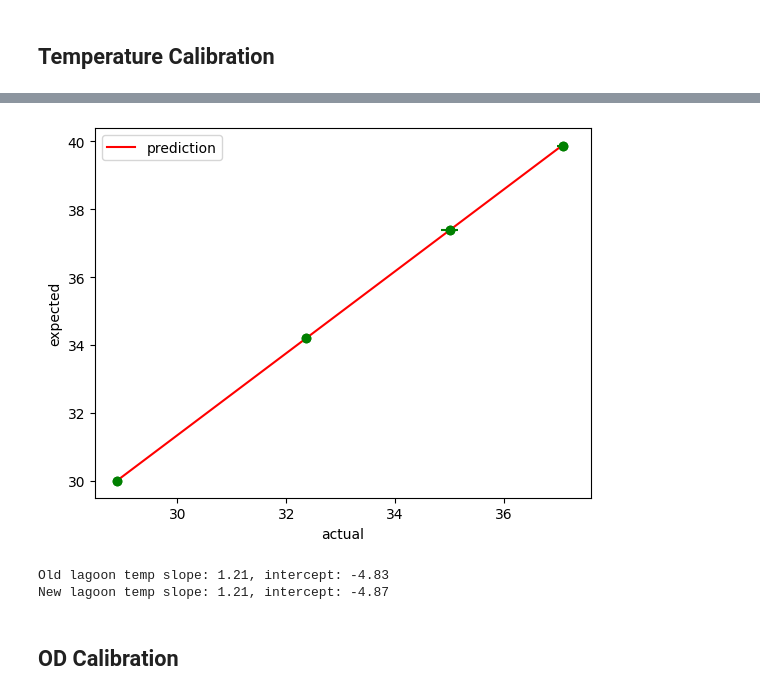
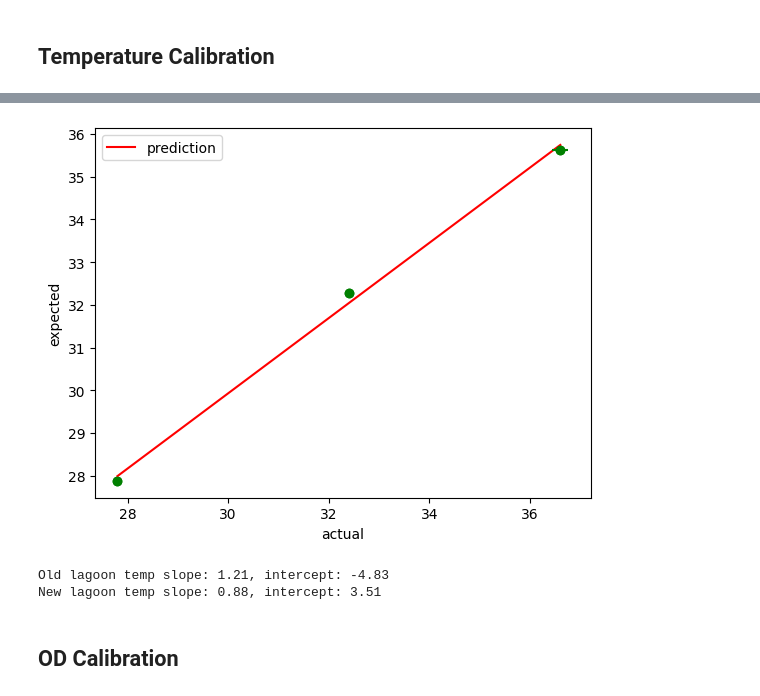
Before and after one commit to Schwank-Lab/evoflow-reactor, a Jupyter notebook: calibration/calibration.ipynb, the cells around one changed output, grey strips where cells are left out. Saved outputs shown, nothing was run; the diff lists cells and outputs as text; code cells hidden in the pictures.

```diff
--- a/calibration/calibration.ipynb
+++ b/calibration/calibration.ipynb
@@ -5,7 +5,7 @@ from pathlib import Path
 import json
 import pandas as pd
 
-DATA_FOLDER = Path('../experiments/20240730_bravo')
+DATA_FOLDER = Path('../experiments/20240813_champ')
 
 with open(DATA_FOLDER / 'old_reactor_config.json') as f:
     cfg = json.load(f)
@@ -75,13 +73,13 @@ New inc temp slope: 1.21, intercept: -4.57
 # %%
-lagoon_temp = pd.DataFrame({'expected': [30, 34.22, 37.40, 39.87], 'actual': [28.9, 32.36, 35.0, 37.08], 'actual_std': [0.0, 0.04, 0.16, 0.1]})
+lagoon_temp = pd.DataFrame({'expected': [27.88, 32.28, 35.62], 'actual': [27.8, 32.4, 36.6], 'actual_std': [0.0, 0.04, 0.16]})
 
 lagoon_temp_slope, lagoon_temp_intercept =  linear_fit_1d(lagoon_temp, x='actual', y='expected', x_std='actual_std')
 print(f'Old lagoon temp slope: {cfg["lagoon_temp"]["slope"]:.2f}, intercept: {cfg["lagoon_temp"]["intercept"]:.2f}')
 print(f'New lagoon temp slope: {lagoon_temp_slope:.2f}, intercept: {lagoon_temp_intercept:.2f}')
 # %% [output]
-[figure, old version]
+[figure, new version]
 Old lagoon temp slope: 1.21, intercept: -4.83
-New lagoon temp slope: 1.21, intercept: -4.87
+New lagoon temp slope: 0.88, intercept: 3.51
 # %% [markdown]
 ## OD Calibration
 # %%
```
Also changed, not shown: parts of 7 cells of this notebook.
